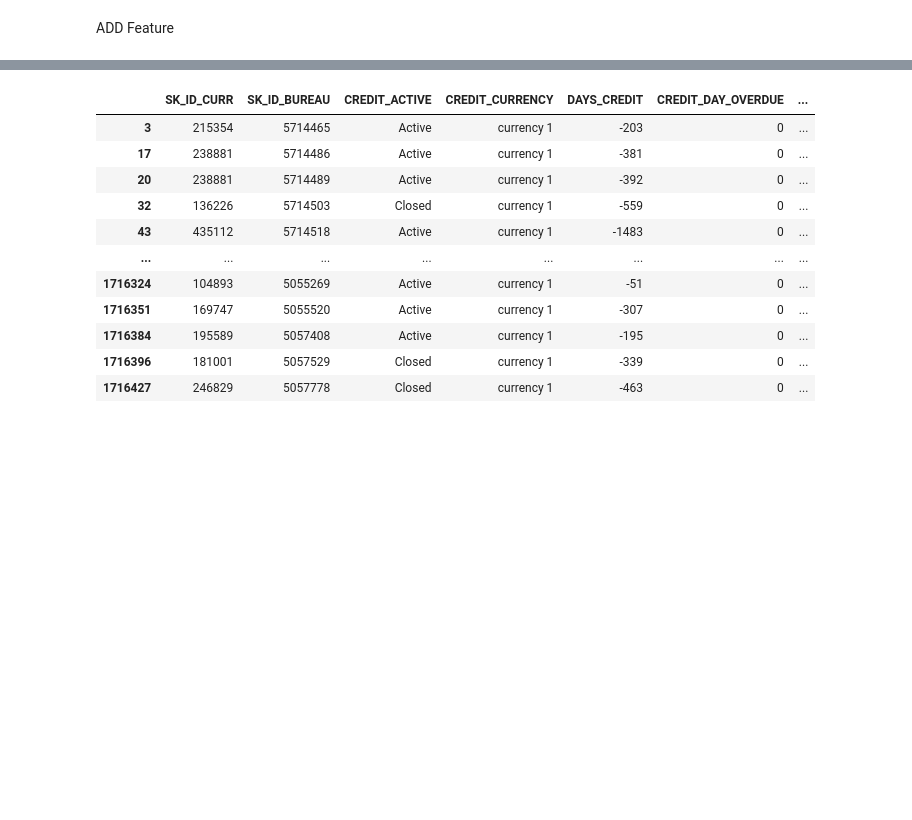
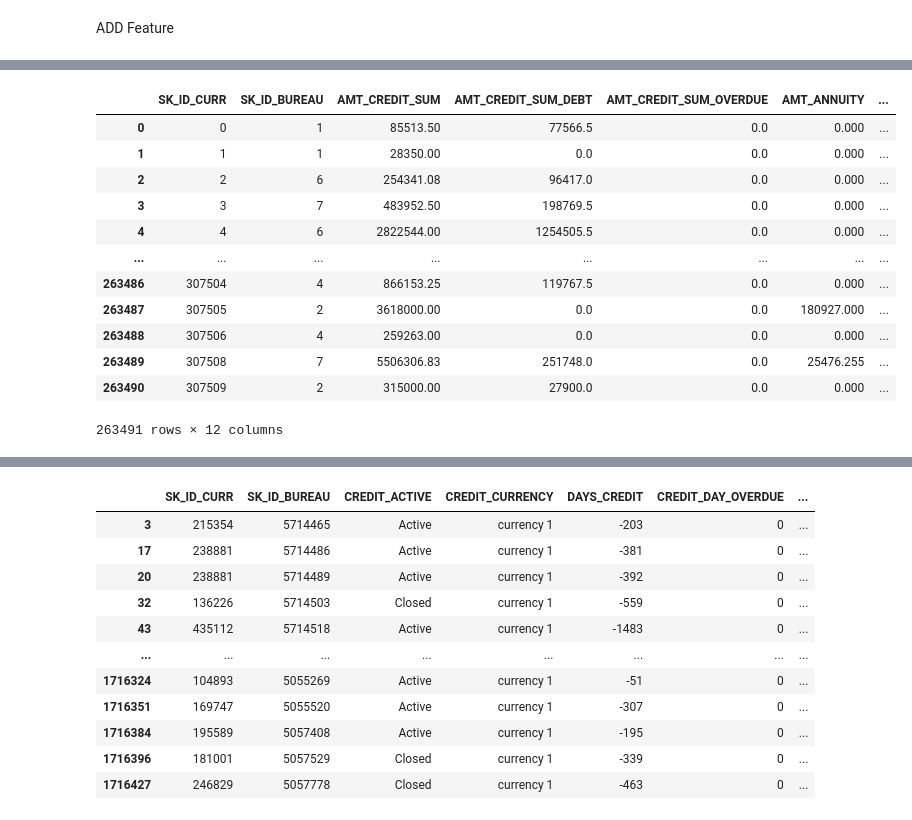
Before and after one commit to hung20gg/datavis_final, a Jupyter notebook: eda/bureau.ipynb, the cells around one changed output, grey strips where cells are left out. Saved outputs shown, nothing was run; the diff lists cells and outputs as text; code cells hidden in the pictures; blank space fills up the shorter version.

```diff
--- a/eda/bureau.ipynb
+++ b/eda/bureau.ipynb
@@ -189,0 +237,17 @@ ADD Feature
+# %%
+gb_bureau_general = bureau.groupby('SK_ID_CURR').agg({'SK_ID_BUREAU': 'count', 'AMT_CREDIT_SUM': 'sum', 'AMT_CREDIT_SUM_DEBT': 'sum', 'AMT_CREDIT_SUM_OVERDUE': 'sum', 'AMT_ANNUITY': 'sum', 'CREDIT_CURRENCY': 'nunique', 'CREDIT_TYPE': 'nunique', 'CREDIT_ACTIVE': 'nunique' }).reset_index()
+
+sum_on_car_loan = bureau[bureau['CREDIT_TYPE'] == 'Car loan'].groupby('SK_ID_CURR').agg({'AMT_CREDIT_SUM': 'sum', 'AMT_CREDIT_SUM_DEBT': 'sum', 'AMT_CREDIT_SUM_OVERDUE': 'sum'}).reset_index()
+sum_on_car_loan.rename(columns={'AMT_CREDIT_SUM':'SUM_CREDIT_CAR_LOAN', 'AMT_CREDIT_SUM_DEBT':'SUM_DEBT_CAR_LOAN', 'AMT_CREDIT_SUM_OVERDUE':'SUM_OVERDUE_CAR_LOAN' }, inplace=True)
+
+sum_on_credit_card = bureau[bureau['CREDIT_TYPE'] == 'Credit card'].groupby('SK_ID_CURR').agg({'AMT_CREDIT_SUM': 'sum', 'AMT_CREDIT_SUM_DEBT': 'sum', 'AMT_CREDIT_SUM_OVERDUE': 'sum'}).reset_index()
+sum_on_credit_card.rename(columns={'AMT_CREDIT_SUM':'SUM_CREDIT_CARD', 'AMT_CREDIT_SUM_DEBT':'SUM_DEBT_CARD', 'AMT_CREDIT_SUM_OVERDUE':'SUM_OVERDUE_CARD' }, inplace=True)
+
+sum_on_mortgage = bureau[bureau['CREDIT_TYPE'] == 'Mortgage'].groupby('SK_ID_CURR').agg({'AMT_CREDIT_SUM': 'sum', 'AMT_CREDIT_SUM_DEBT': 'sum', 'AMT_CREDIT_SUM_OVERDUE': 'sum'}).reset_index()
+sum_on_mortgage.rename(columns={'AMT_CREDIT_SUM':'SUM_MORTGAGE', 'AMT_CREDIT_SUM_DEBT':'SUM_DEBT_MORTGAGE', 'AMT_CREDIT_SUM_OVERDUE':'SUM_OVERDUE_MORTGAGE' }, inplace=True)
+
+sum_on_consumer_credit = bureau[bureau['CREDIT_TYPE'] == 'Consumer credit'].groupby('SK_ID_CURR').agg({'AMT_CREDIT_SUM': 'sum', 'AMT_CREDIT_SUM_DEBT': 'sum', 'AMT_CREDIT_SUM_OVERDUE': 'sum'}).reset_index()
+sum_on_consumer_credit.rename(columns={'AMT_CREDIT_SUM':'SUM_CONSUMER_CREDIT', 'AMT_CREDIT_SUM_DEBT':'SUM_DEBT_CONSUMER_CREDIT', 'AMT_CREDIT_SUM_OVERDUE':'SUM_OVERDUE_CONSUMER_CREDIT' }, inplace=True)
+
+sum_on_other = bureau[bureau['CREDIT_TYPE']== 'Others'].groupby('SK_ID_CURR').agg({'AMT_CREDIT_SUM': 'sum'})
+sum_on_other.rename(columns={'AMT_CREDIT_SUM':'SUM_OTHER'}, inplace=True)
@@ -189,0 +270,16 @@ ADD Feature
+# %%
+pd.merge(gb_bureau_general, sum_on_car_loan, on='SK_ID_CURR', how='left')
+# %% [output]
+|  | SK_ID_CURR | SK_ID_BUREAU | AMT_CREDIT_SUM | AMT_CREDIT_SUM_DEBT | AMT_CREDIT_SUM_OVERDUE | AMT_ANNUITY | ... |
+| 0 | 0 | 1 | 85513.50 | 77566.5 | 0.0 | 0.000 | ... |
+| 1 | 1 | 1 | 28350.00 | 0.0 | 0.0 | 0.000 | ... |
+| 2 | 2 | 6 | 254341.08 | 96417.0 | 0.0 | 0.000 | ... |
+| 3 | 3 | 7 | 483952.50 | 198769.5 | 0.0 | 0.000 | ... |
+| 4 | 4 | 6 | 2822544.00 | 1254505.5 | 0.0 | 0.000 | ... |
+| ... | ... | ... | ... | ... | ... | ... | ... |
+| 263486 | 307504 | 4 | 866153.25 | 119767.5 | 0.0 | 0.000 | ... |
+| 263487 | 307505 | 2 | 3618000.00 | 0.0 | 0.0 | 180927.000 | ... |
+| 263488 | 307506 | 4 | 259263.00 | 0.0 | 0.0 | 0.000 | ... |
+| 263489 | 307508 | 7 | 5506306.83 | 251748.0 | 0.0 | 25476.255 | ... |
+| 263490 | 307509 | 2 | 315000.00 | 27900.0 | 0.0 | 0.000 | ... |
+263491 rows × 12 columns
```
Also changed, not shown: parts of 14 cells of this notebook, 4 other files.
